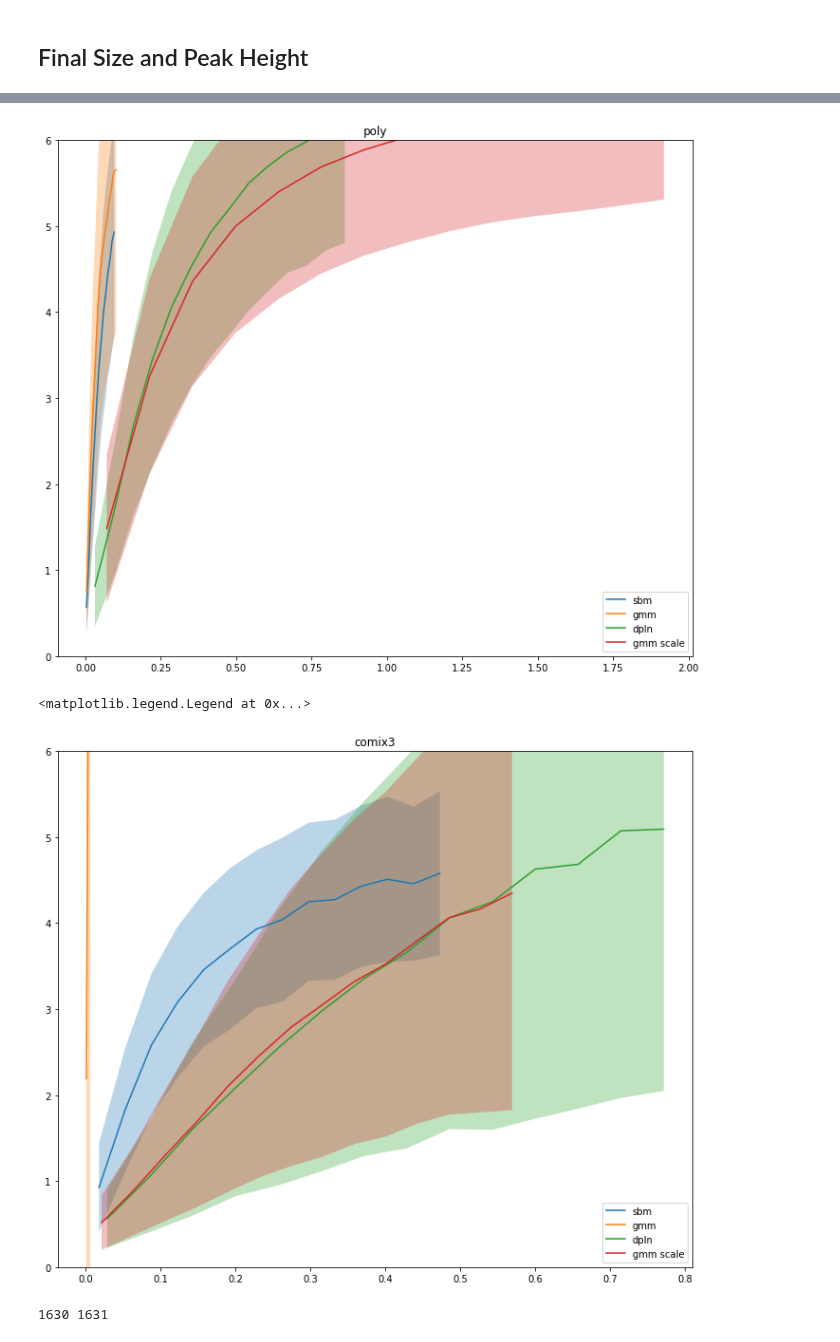
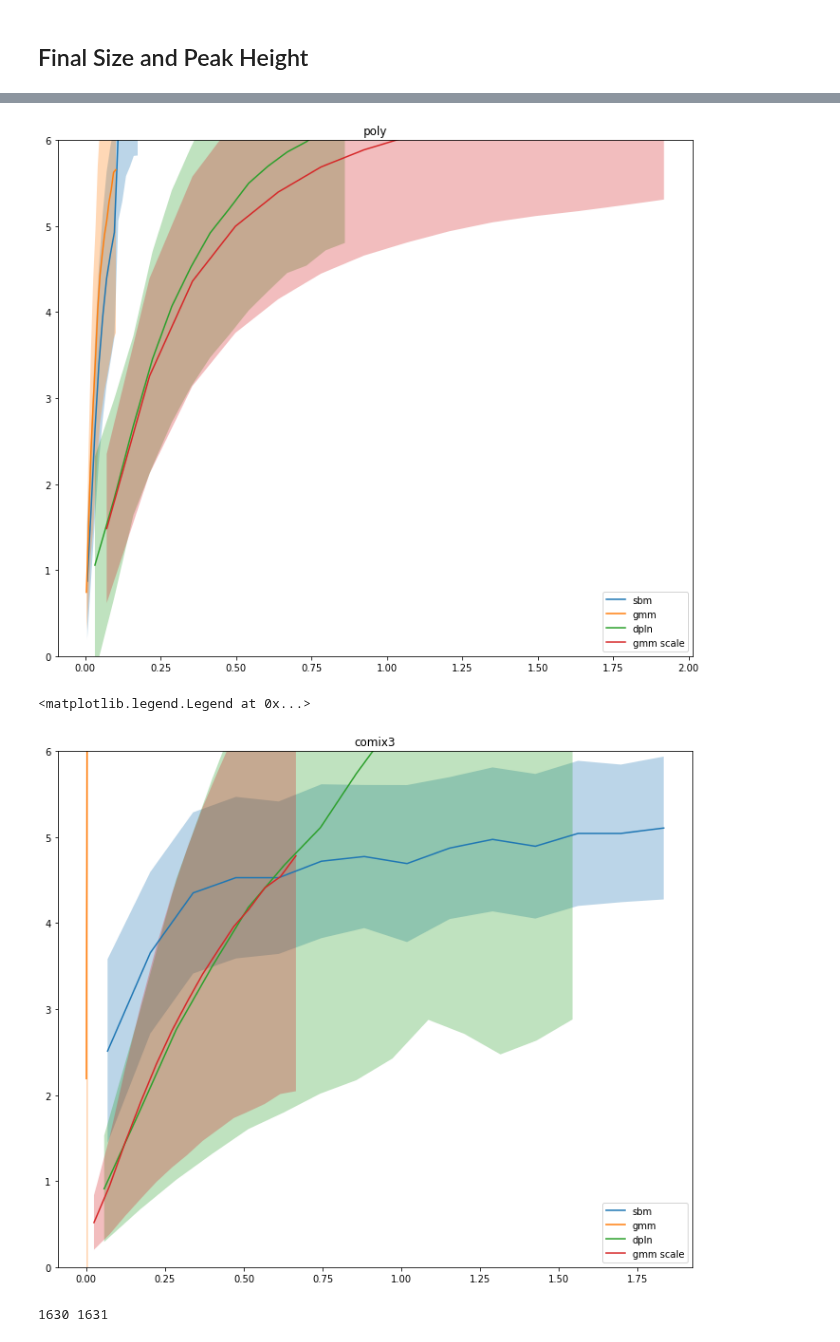
Before and after one commit to LukeMurrayKearney/Data-Driven-Networks-Code, a Jupyter notebook: figs.ipynb, the cells around one changed output, grey strips where cells are left out. Drawn from its saved outputs; the diff is of its cells as text; code cells hidden in the pictures.

```diff
--- a/figs.ipynb
+++ b/figs.ipynb
@@ -498,8 +504,10 @@ def sim_idx(sim_num=0, gmm=False):
             return 5
         elif sim_num <= 22:
             return 6
+        elif sim_num <= 37:
+            return 7
         else:
-            return 7
+            return 8
     else:
         return sim_num
 ############################### no scale ################################
@@ -535,8 +543,16 @@ taus_n6 = [[np.arange(0.005,0.05,0.005), np.arange(0.0001,0.005,0.0001)],
 taus_n7 = [[np.arange(0.1,0.205,0.005), np.arange(0.0005,0.01,0.0005)],
         [np.arange(0.05,0.2,0.01), np.arange(0.0005,0.01,0.0005)],
         [np.arange(0.001,0.1,0.005), np.arange(0.0025,0.05,0.0025)]]
+# 37-49
+taus_n8 = [[np.arange(0.3,0.6,0.01), np.arange(0.001,0.01,0.001)],
+        [np.arange(0.2,0.6,0.01), np.arange(0.001,0.01,0.001)],
+        [np.arange(0.1,0.3,0.01), np.arange(0.005,0.05,0.005)]]
+## 50+
+taus_n9 = [np.arange(0.3,2,0.1),
+        np.arange(0.2,2,0.1),
+        np.arange(0.1,1,0.1)]
 
-taus_n = [taus_n0,taus_n1,taus_n2,taus_n3,taus_n4,taus_n5,taus_n6,taus_n7]
+taus_n = [taus_n0,taus_n1,taus_n2,taus_n3,taus_n4,taus_n5,taus_n6,taus_n7,taus_n8,taus_n9]
 
 ############################### scale ##################################
 ## 0
@@ -577,8 +593,16 @@ taus_s7 = [[[],np.arange(0.0005,0.01,0.0005)],
         [[],np.arange(0.0005,0.09,0.0005)],
         [[],np.arange(0.0005,0.06,0.0005)]]
 taus_s7 = [[15*x for x in a] for a in taus_s7]
+# 37
+taus_s8 = [[np.arange(0.6,1.2,0.05)],
+        [np.arange(0.8,1.5,0.05)],
+        [np.arange(0.8,1.1,0.05)]]
+## 50+
+taus_s9 = [np.arange(0.6,3,0.05),
+        np.arange(0.6,3,0.05),
+        np.arange(0.6,2,0.1)]
 
-taus_s = [taus_s0,taus_s1,taus_s2,taus_s3,taus_s4,taus_s5,taus_s6,taus_s7]
+taus_s = [taus_s0,taus_s1,taus_s2,taus_s3,taus_s4,taus_s5,taus_s6,taus_s7,taus_s8,taus_s9]
 
 ######################################### gmm scale #####################################
 ## 0
@@ -595,8 +619,16 @@ taus_1 = [[20*x for x in a] for a in taus_1]
 taus_2 = [np.arange(0.01,0.4,0.01),
         np.arange(0.01,0.6,0.01),
         np.arange(0.01,0.5,0.01)]
+# 3 comix 1 changes
+taus_3 = [np.arange(0.35,0.6,0.01),
+        np.arange(0.01,0.6,0.01),
+        np.arange(0.01,0.5,0.01)]
+# 4 c1 changes
+taus_4 = [np.arange(0.3,2,0.05),
+        np.arange(0.01,0.6,0.01),
+        np.arange(0.01,0.5,0.01)]
 
-taus_gmm_s = [taus_0, taus_1, taus_2]
+taus_gmm_s = [taus_0, taus_1, taus_2,taus_3,taus_4]
 
 ######################################### gmm no scale #####################################
 ## 0,1
@@ -607,7 +639,10 @@ taus_0 = [np.arange(0.001,0.03,0.001),
 taus_2 = [np.arange(0.0005,0.007,0.0005),
         np.arange(0.0005,0.005,0.0005),
         np.arange(0.002,0.07,0.002)]
-taus_gmm_n = [taus_0, taus_0, taus_2]
+taus_4 = [np.arange(0.02,0.52,0.02),
+        np.arange(0.02,0.52,0.02),
+        np.arange(0.02,0.52,0.02)]
+taus_gmm_n = [taus_0, taus_0, taus_2,taus_2,taus_4]
 
 datas = ['comix1', 'comix2', 'poly']
 n=100_000
@@ -620,7 +655,7 @@ for data_idx, data in enumerate(datas):
 
         # not gmm
         overall = {'r0': [], 'final_size': [], 'peak_height': [], 'beta': []}
-        for sim_num in range(37):
+        for sim_num in range(70):
             try:
                 with open(f'output_data/sims/{sim_num}_{data}_{"sbm_none" if model_idx==0 else "dpln_fit1"}.json', 'r') as f:
                     tmp = json.load(f)
@@ -687,8 +722,8 @@ for data_idx, data in enumerate(datas):
 
         ####################### code for gmm #####################
         overall = {'r0': [], 'final_size': [], 'peak_height': [], 'beta': []}
-        for sim_num in range(3):
-            for network in range(145):
+        for sim_num in range(4):
+            for network in range(220):
                 try:
                     with open(f'output_data/gmm/{sim_num}_{network}_{data}_{"gmm_none" if model_idx==0 else "gmm_scale"}.json', 'r') as f:
                         tmp = json.load(f)
@@ -761,12 +796,12 @@ plt.show()
 
 ########################## comix 3 ##############################
 data = 'comix3'
-#change to i=1 at sim 6, 9+
-taus_n3 = [np.arange(0.1,0.205,0.005),np.arange(0.05,0.2,0.01),np.arange(0.01,0.5,0.01)]
-taus_s3 = [np.arange(0.01,0.4,0.01),np.arange(0.01,0.6,0.01),np.arange(.35,.8,.01)]
+#change to i=1 at sim 6, 9+, 50+
+taus_n3 = [np.arange(0.1,0.205,0.005),np.arange(0.05,0.2,0.01),np.arange(0.01,0.5,0.01),np.arange(0.4,2,0.1)]
+taus_s3 = [np.arange(0.01,0.4,0.01),np.arange(0.01,0.6,0.01),np.arange(.35,.8,.01),np.arange(0.7,2,0.1)]
 # change sim2 to i=1 at 85
-taus_g3 = [np.arange(0.0005,0.007,0.0005),np.arange(0.0005,0.005,0.0005),np.arange(0.005,0.1,0.005)]
-taus_gs3 = [np.arange(0.01,0.4,0.01),np.arange(0.01,0.6,0.01),np.arange(0.3,0.7,0.01)]
+taus_g3 = [np.arange(0.0005,0.007,0.0005),np.arange(0.0005,0.005,0.0005),np.arange(0.005,0.1,0.005),np.arange(0.02,0.52,0.02)]
+taus_gs3 = [np.arange(0.01,0.4,0.01),np.arange(0.01,0.6,0.01),np.arange(0.3,0.7,0.01),np.arange(0.5,2,0.05)]
 
 fig1,ax1 = plt.subplots(1,1,figsize=(12,10))
 for model_idx in range(2):
@@ -775,7 +810,7 @@ for model_idx in range(2):
 
     # not gmm
     overall = {'r0': [], 'final_size': [], 'peak_height': [], 'beta': []}
-    for sim_num in range(20):
+    for sim_num in range(70):
         try:
             with open(f'output_data/sims/{sim_num}_{data}_{"sbm_none" if model_idx==0 else "dpln_fit1"}.json', 'r') as f:
                 tmp = json.load(f)
@@ -788,9 +823,9 @@ for model_idx in range(2):
                 r0s = [a for a in tau_sim if a > 0]
                 overall['r0'].append(r0s); overall['final_size'].append(final_sizes); overall['peak_height'].append(peak_heights);
                 if model_idx == 0:
-                    overall['beta'].append(taus_n3[0][tau] if sim_num < 6 else taus_n3[1][tau] if sim_num < 9 else taus_n3[2][tau])
+                    overall['beta'].append(taus_n3[0][tau] if sim_num < 6 else taus_n3[1][tau] if sim_num < 9 else taus_n3[2][tau] if sim_num<50 else taus_n3[3][tau])
                 else:
-                    overall['beta'].append(taus_s3[0][tau] if sim_num < 6 else taus_s3[1][tau] if sim_num < 9 else taus_s3[2][tau])
+                    overall['beta'].append(taus_s3[0][tau] if sim_num < 6 else taus_s3[1][tau] if sim_num < 9 else taus_s3[2][tau] if sim_num<50 else taus_n3[3][tau])
         except:
             a=1
             # print(data,"sbm" if model_idx==0 else "dpln",sim_num)
@@ -849,8 +884,8 @@ for model_idx in range(2):
 
     ####################### code for gmm #####################
     overall = {'r0': [], 'final_size': [], 'peak_height': [], 'beta': []}
-    for sim_num in range(3):
-        for network in range(145):
+    for sim_num in range(4):
+        for network in range(220):
             try:
                 with open(f'output_data/gmm/{sim_num}_{network}_{data}_{"gmm_none" if model_idx==0 else "gmm_scale"}.json', 'r') as f:
                     tmp = json.load(f)
@@ -863,9 +898,9 @@ for model_idx in range(2):
                     r0s = [a for a in tau_sim if a > 0]
                     overall['r0'].append(r0s); overall['final_size'].append(final_sizes); overall['peak_height'].append(peak_heights);
                     if model_idx == 0:
-                        overall['beta'].append(taus_g3[2][tau] if sim_num >= 1 else taus_g3[0][tau] if network < 85 else taus_g3[1][tau])
+                        overall['beta'].append(taus_g3[3][tau] if sim_num==4 else taus_g3[2][tau] if sim_num >= 1 else taus_g3[0][tau] if network < 85 else taus_g3[1][tau])
                     else:
-                        overall['beta'].append(taus_gs3[2][tau] if sim_num >= 1 else taus_gs3[0][tau] if network < 85 else taus_gs3[1][tau])
+                        overall['beta'].append(taus_g3[3][tau] if sim_num==4 else taus_gs3[2][tau] if sim_num >= 1 else taus_gs3[0][tau] if network < 85 else taus_gs3[1][tau])
             except:
                 a=1
                 # print(data,"gmm" if model_idx==0 else "gmm_scale",sim_num,network)
@@ -928,6 +963,6 @@ ax1.legend()
-[figure, old version]
+[figure, new version]
 <matplotlib.legend.Legend at 0x...>
-[figure, old version]
+[figure, new version]
 # %%
 # remove outliers for line fitting
 with open(f'output_data/sims/final/comix1_gmm.json', 'r') as f:
```
Also changed, not shown: parts of 2 cells of this notebook, 3 other files.
